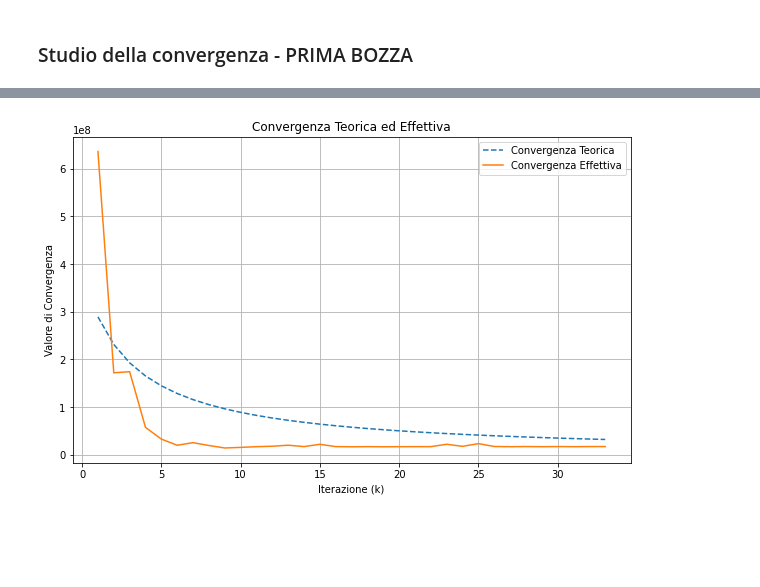
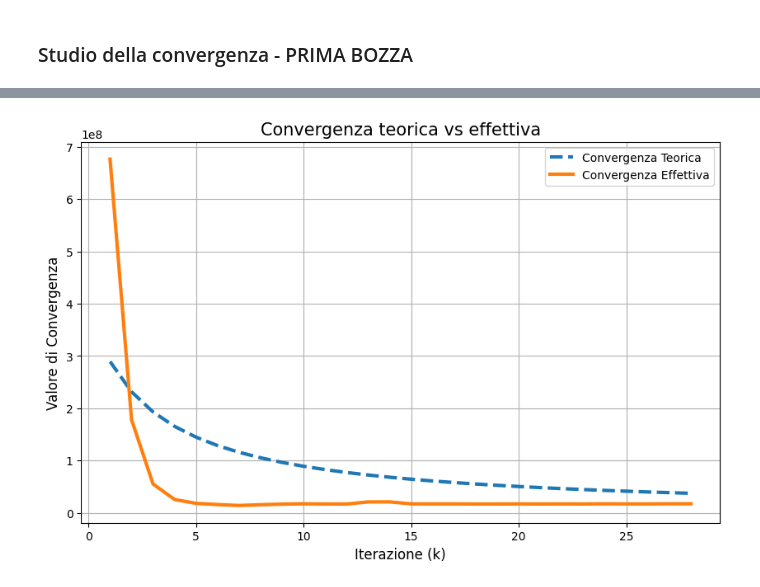
Before and after one commit to vpicchianti/Optimization-for-Data-Science, a Jupyter notebook: Scotti_Picchianti_PROG32.ipynb, the cells around one changed output, grey strips where cells are left out. Saved outputs shown, nothing was run; the diff lists cells and outputs as text; code cells hidden in the pictures; blank space fills up the shorter version.

```diff
--- a/Scotti_Picchianti_PROG32.ipynb
+++ b/Scotti_Picchianti_PROG32.ipynb
@@ -268,15 +279,12 @@ def pipeline(nome_file_dmx, nome_file_qfc):
     Q = matrice_Q(nome_file_qfc)[0]
     f_values = []
 
-    numero_nodi, numero_archi, u, b, q, edges,from_ , to_ = leggi_file_dimacs(nome_file_dmx)
-    #E = np.zeros((numero_nodi, len(edges)), int)
-    #for i, (out_node, in_node) in enumerate(edges):
-     #   E[out_node-1, i] = -1
-      #  E[in_node-1, i] = 1
+    _, numero_archi, u, _, q, _, _ , _ = leggi_file_dimacs(nome_file_dmx)
 
-    algoritmo(nome_file_dmx, epsilon = 0.1, max_iter = 1000, Q = Q, q = q, u = u, numero_archi = numero_archi, f_values = f_values, step_size_ottimo = True)
-    return f_values
+    valori_f, k_totale = algoritmo(nome_file_dmx, epsilon = 0.1, max_iter = 1000, Q = Q, q = q, u = u, numero_archi = numero_archi, f_values = f_values, step_size_ottimo = True)
+
+    return valori_f, k_totale
 # %%
 # prova di utilizzo
-valori_f = pipeline(nome_file_dmx = '1000/netgen-1000-3-5-b-b-ns.dmx', nome_file_qfc = "1000/netgen-1000-3-5-b-b-ns.qfc")
+valori_f, k_tot = pipeline(nome_file_dmx = '1000/netgen-1000-3-5-b-b-ns.dmx', nome_file_qfc = "1000/netgen-1000-3-5-b-b-ns.qfc")
 # %% [output]
@@ -299,36 +313,37 @@ Tempo totale:       1.34 secondi
-# %%
-temp = matrice_Q('1000/netgen-1000-1-1-a-a-s.qfc')
-numero_nodi, numero_archi, u, b, q, edges,from_ , to_ = leggi_file_dimacs('1000/netgen-1000-1-1-a-a-s.dmx')
-Q = temp[0]
-Q_diag = temp[1]
-
-# l'autovalore massimo di Q è la costante L
-L = np.max(Q_diag)
-# il diametro dello spazio  è la norma del vettore u
-D = np.linalg.norm(u)
 # %%
-k_max = 33 # numero massimo di iterazioni - esempio
+def plot_convergenza(f_values, k_tot, nome_file_qfc, nome_file_dmx):
+    temp = matrice_Q(nome_file_qfc)
+    _, _, u, _, _, _, _ , _ = leggi_file_dimacs(nome_file_dmx)
+    Q_diag = temp[1]
 
-# inizializzazione delle liste per i dati
-k_values = []  # valori di k (iterazione)
-convergence_values = []  # valori di convergenza teorica
-f_values = result_f_values
+    # l'autovalore massimo di Q è la costante L
+    L = np.max(Q_diag)
+    # il diametro dello spazio  è la norma del vettore u
+    D = np.linalg.norm(u)
 
-# simulo i dati teorici (convergenza teorica)
-for k in range(1, k_max + 1):
-    k_values.append(k)
-    convergence_values.append((2 * L * D**2) / (k + 3))
 
-plt.figure(figsize=(10, 6))
-plt.plot(k_values, convergence_values, label="Convergenza Teorica", linestyle='--')
-plt.plot(k_values, f_values, label="Convergenza Effettiva", linestyle='-')
+    k_values = []  # valori di k (iterazione)
+    convergence_values = []  # valori di convergenza teorica
 
-plt.xlabel("Iterazione (k)")
-plt.ylabel("Valore di Convergenza")
-plt.legend()
-plt.title("Convergenza Teorica ed Effettiva")
-plt.grid(True)
+    # simulo i dati teorici (convergenza teorica)
+    for k in range(1, k_tot + 1):
+        k_values.append(k)
+        convergence_values.append((2 * L * D**2) / (k + 3)) # formula convenga teorica
 
-plt.show()
+    plt.figure(figsize=(10, 6))
+    plt.plot(k_values, convergence_values, label="Convergenza Teorica", linestyle='--', linewidth = 3)
+    plt.plot(k_values, f_values, label="Convergenza Effettiva", linestyle='-', linewidth = 3)
+
+    plt.xlabel("Iterazione (k)", fontsize = 12)
+    plt.ylabel("Valore di Convergenza", fontsize = 12)
+    plt.legend()
+    plt.title("Convergenza teorica vs effettiva", fontsize = 15)
+    plt.grid(True)
+
+    plt.show()
+
+    return
-# %% [output]
-[figure, removed]
+# %%
+plot_convergenza(valori_f, k_tot,'1000/netgen-1000-1-1-a-a-s.qfc', '1000/netgen-1000-1-1-a-a-s.dmx')
+# %% [output]
+[figure, added]
```
Also changed, not shown: parts of 6 cells of this notebook, 1 other file.
